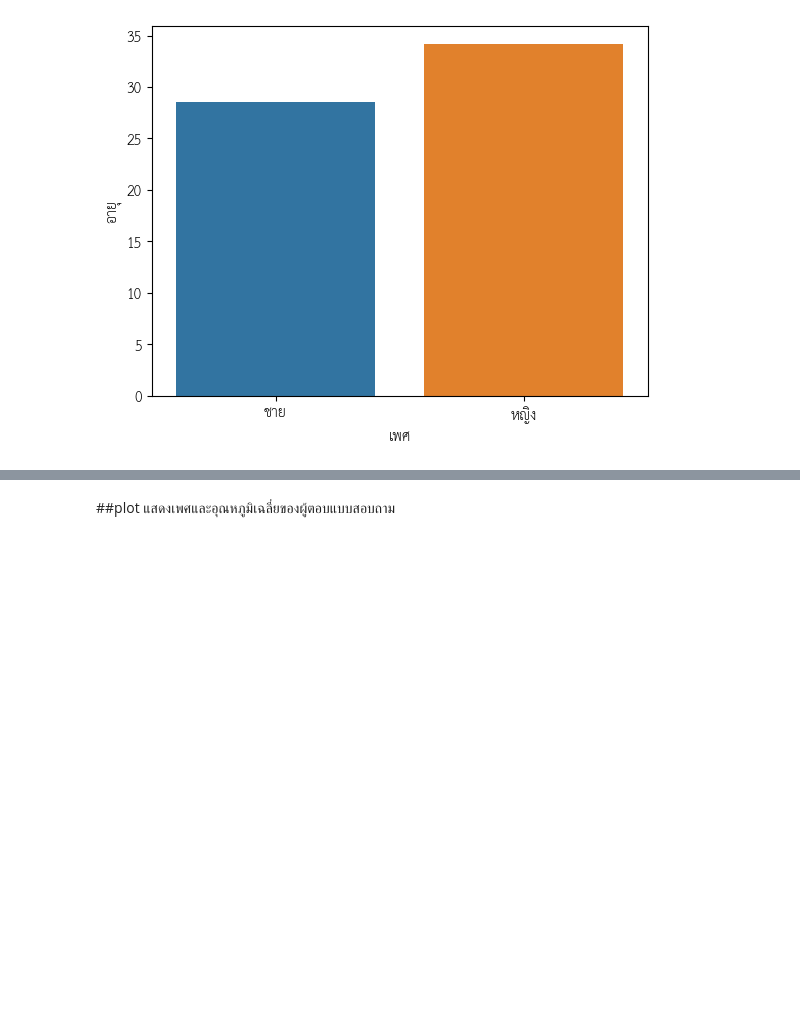
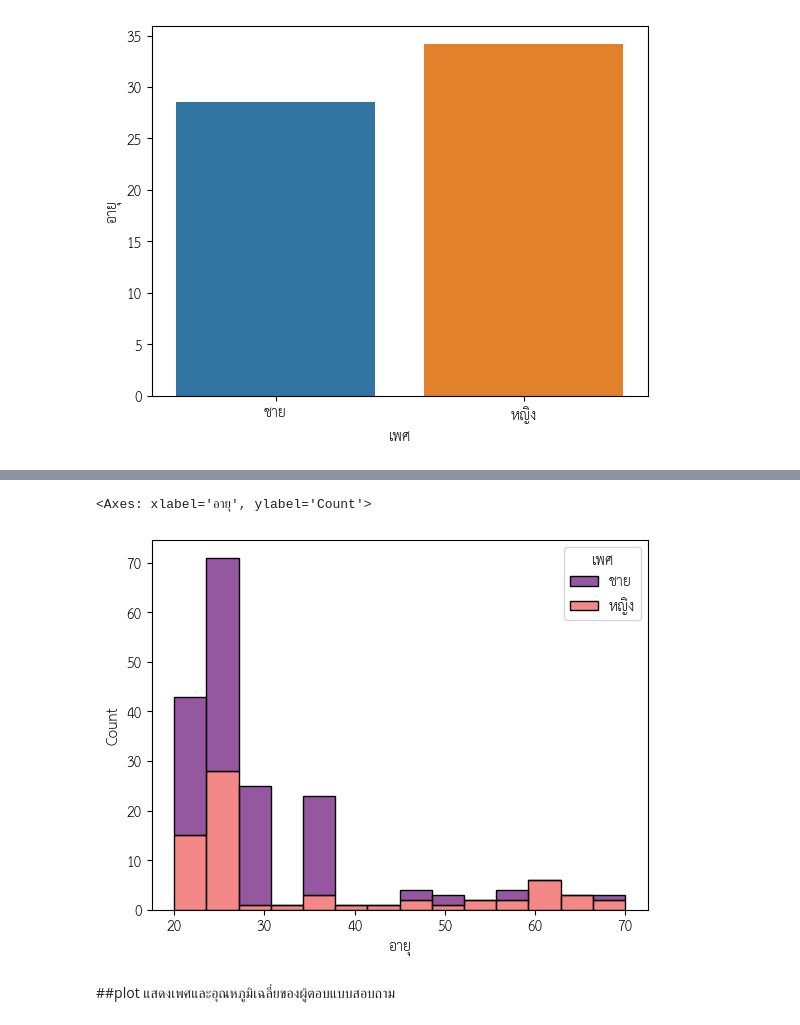
Before and after one commit to Buntariga2545/Project, a Jupyter notebook: Data_Survey_13_7_2023.ipynb, the cells around one changed output, grey strips where cells are left out. Saved outputs shown, nothing was run; the diff lists cells and outputs as text; code cells hidden in the pictures; blank space fills up the shorter version.

```diff
--- a/Data_Survey_13_7_2023.ipynb
+++ b/Data_Survey_13_7_2023.ipynb
@@ -431,3 +438,8 @@ sns.barplot(x='เพศ', y='อายุ', data=data31)
+# %%
+sns.histplot(data=data3, x="อายุ", hue="เพศ", multiple="stack", palette="magma")
+# %% [output]
+<Axes: xlabel='อายุ', ylabel='Count'>
+[figure, added]
 # %% [markdown]
 ##plot แสดงเพศและอุณหภูมิเฉลี่ยของผู้ตอบแบบสอบถาม
 # %%
```
Also changed, not shown: parts of 13 cells of this notebook.
